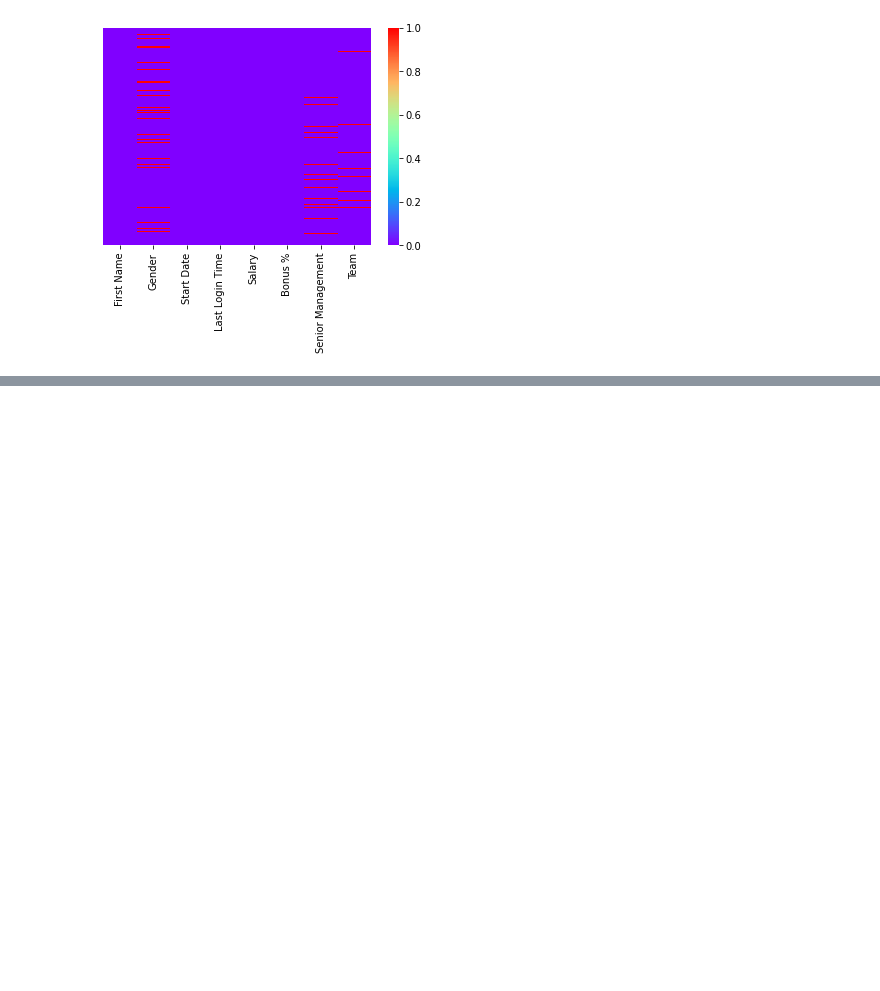
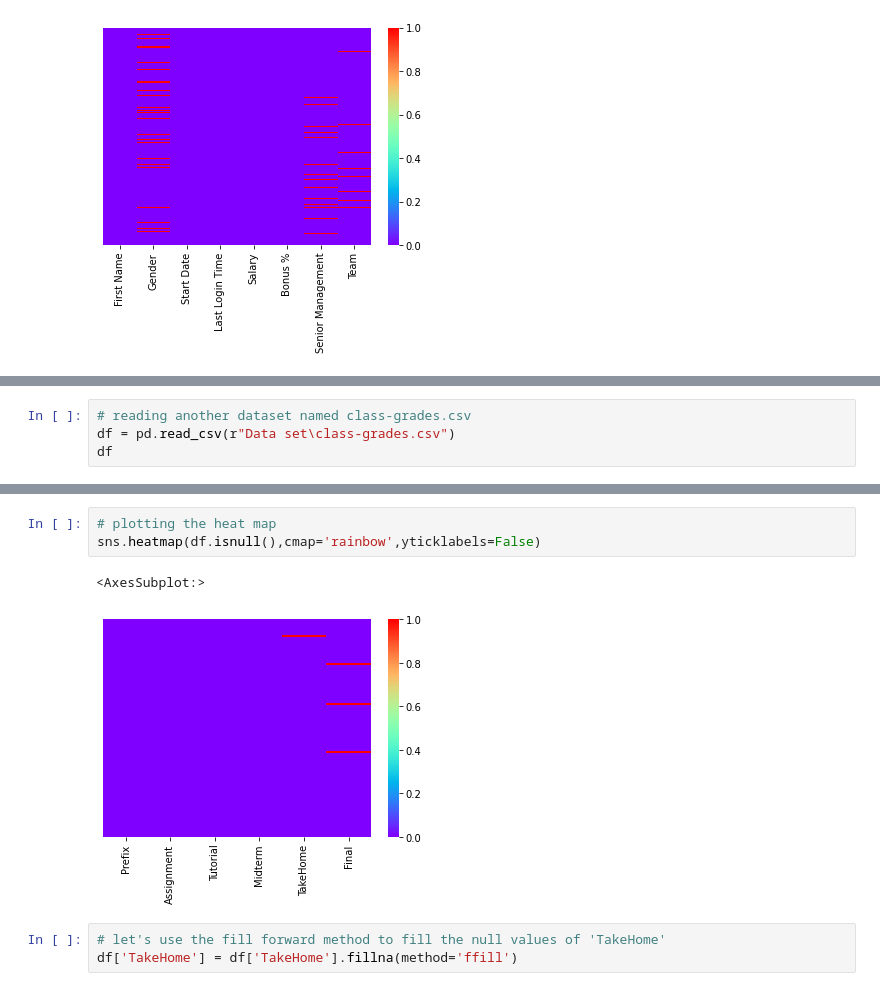
Before and after one commit to prakharjadaun/ML-Learn-With-Me, a Jupyter notebook: 07 - Handling Missing Data.ipynb, the cells around one changed output, grey strips where cells are left out. Drawn from its saved outputs; the diff is of its cells as text; blank space fills up the shorter version.

Commit message:
Fill forward and backward

```diff
--- a/07 - Handling Missing Data.ipynb
+++ b/07 - Handling Missing Data.ipynb
@@ -247,0 +240,4 @@ dtype: bool
+# %%
+# reading another dataset named class-grades.csv
+df = pd.read_csv(r"Data set\class-grades.csv")
+df
@@ -247,0 +258,9 @@ dtype: bool
+# %%
+# plotting the heat map
+sns.heatmap(df.isnull(),cmap='rainbow',yticklabels=False)
+# %% [output]
+<AxesSubplot:>
+[figure, added]
+# %%
+# let's use the fill forward method to fill the null values of 'TakeHome'
+df['TakeHome'] = df['TakeHome'].fillna(method='ffill')
```
Also changed, not shown: parts of 17 cells of this notebook, 1 other file.
